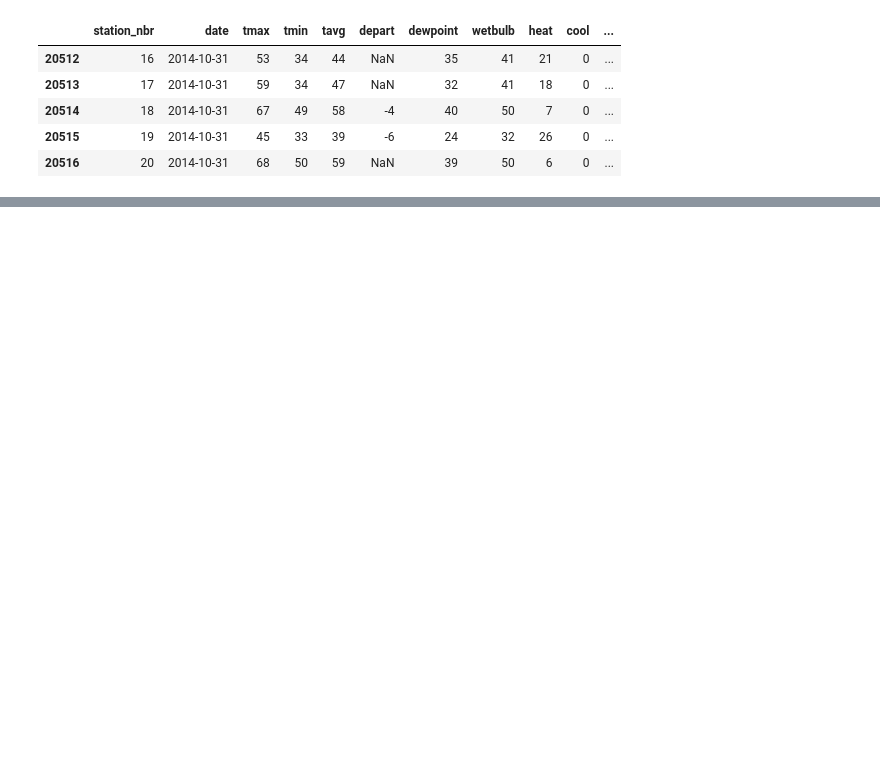
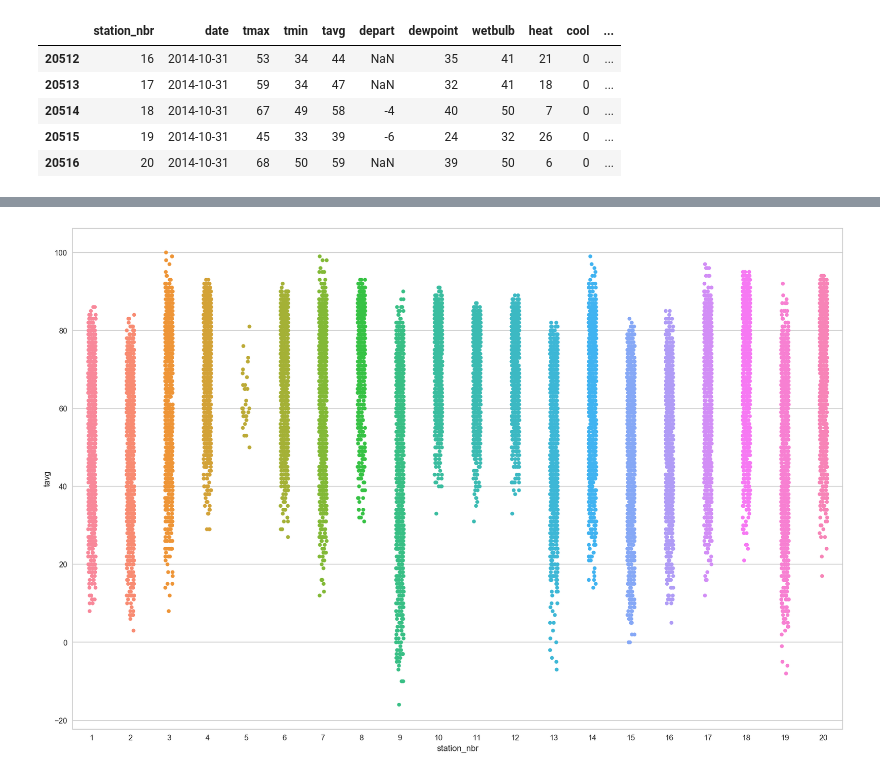
Before and after one commit to j-haaaaan/dss7_regproj1-walmart, a Jupyter notebook: EDA.ipynb, the cells around one changed output, grey strips where cells are left out. Drawn from its saved outputs; the diff is of its cells as text; code cells hidden in the pictures; blank space fills up the shorter version.

Commit message:
depart NaN analyzing

```diff
--- a/EDA.ipynb
+++ b/EDA.ipynb
@@ -66,0 +121,2 @@ df_wal_weather.tail(5)
+# %%
+df_wal_weather['weekday'] = weekday
@@ -214,0 +227,9 @@ df_wal_weather.tail(100)
+# %%
+def Floaterize(x):
+    x = float(x)
+    return x
+# %%
+df_wal_weather['tmax'] = df_wal_weather['tmax'].apply(Floaterize)
+df_wal_weather['tmin'] = df_wal_weather['tmin'].apply(Floaterize)
+df_wal_weather['tavg'] = df_wal_weather['tavg'].apply(Floaterize)
+df_wal_weather['depart'] = df_wal_weather['depart'].apply(Floaterize)
@@ -214,0 +252,11 @@ df_wal_weather.tail(100)
+# %%
+import seaborn as sns
+sns.set()
+sns.set_style('whitegrid')
+sns.set_color_codes()
+# %%
+plt.figure(figsize=(18,12))
+sns.stripplot(x="station_nbr", y="tavg", data=df_wal_weather, jitter=True)
+plt.show()
+# %% [output]
+[figure, added]
```
Also changed, not shown: parts of 25 cells of this notebook.
